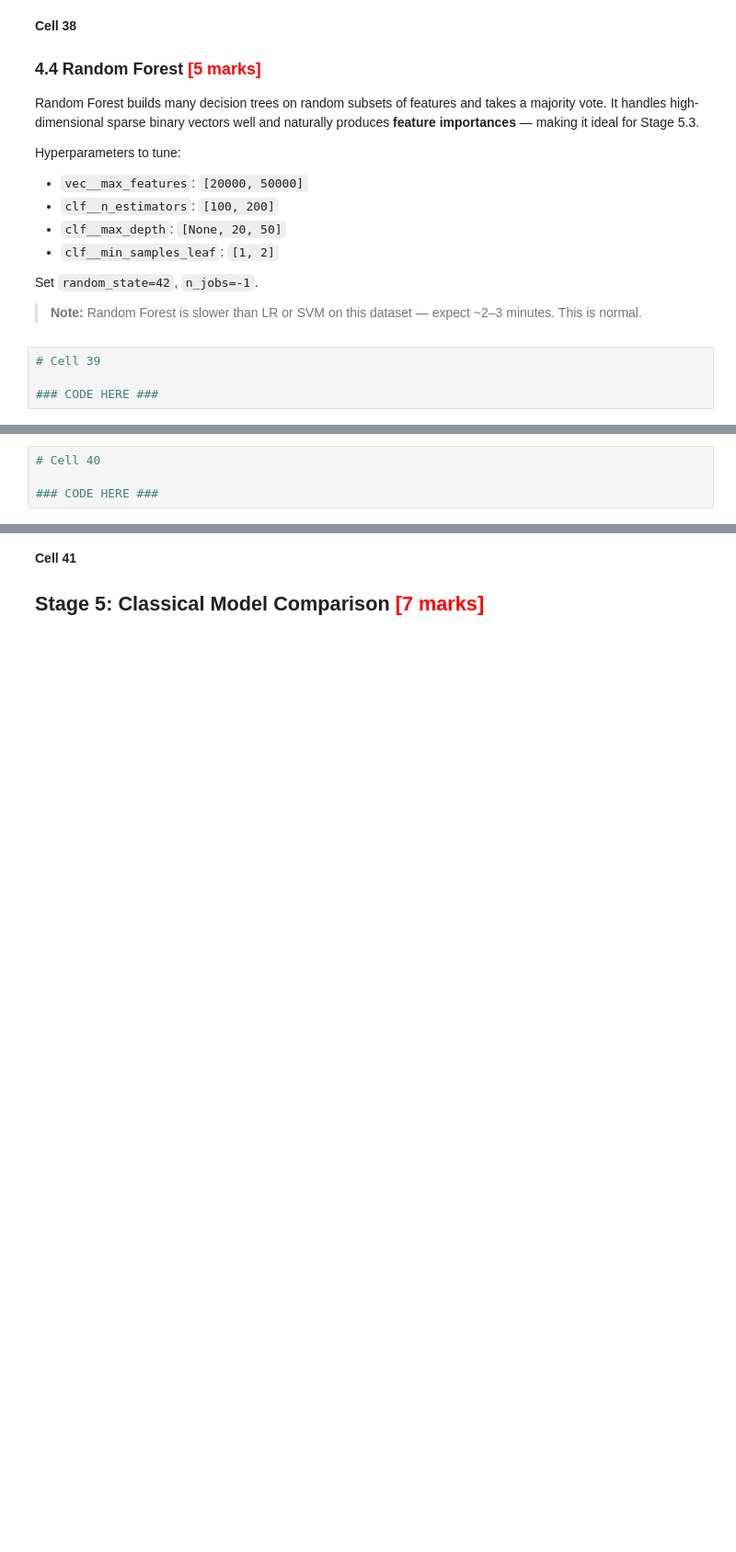
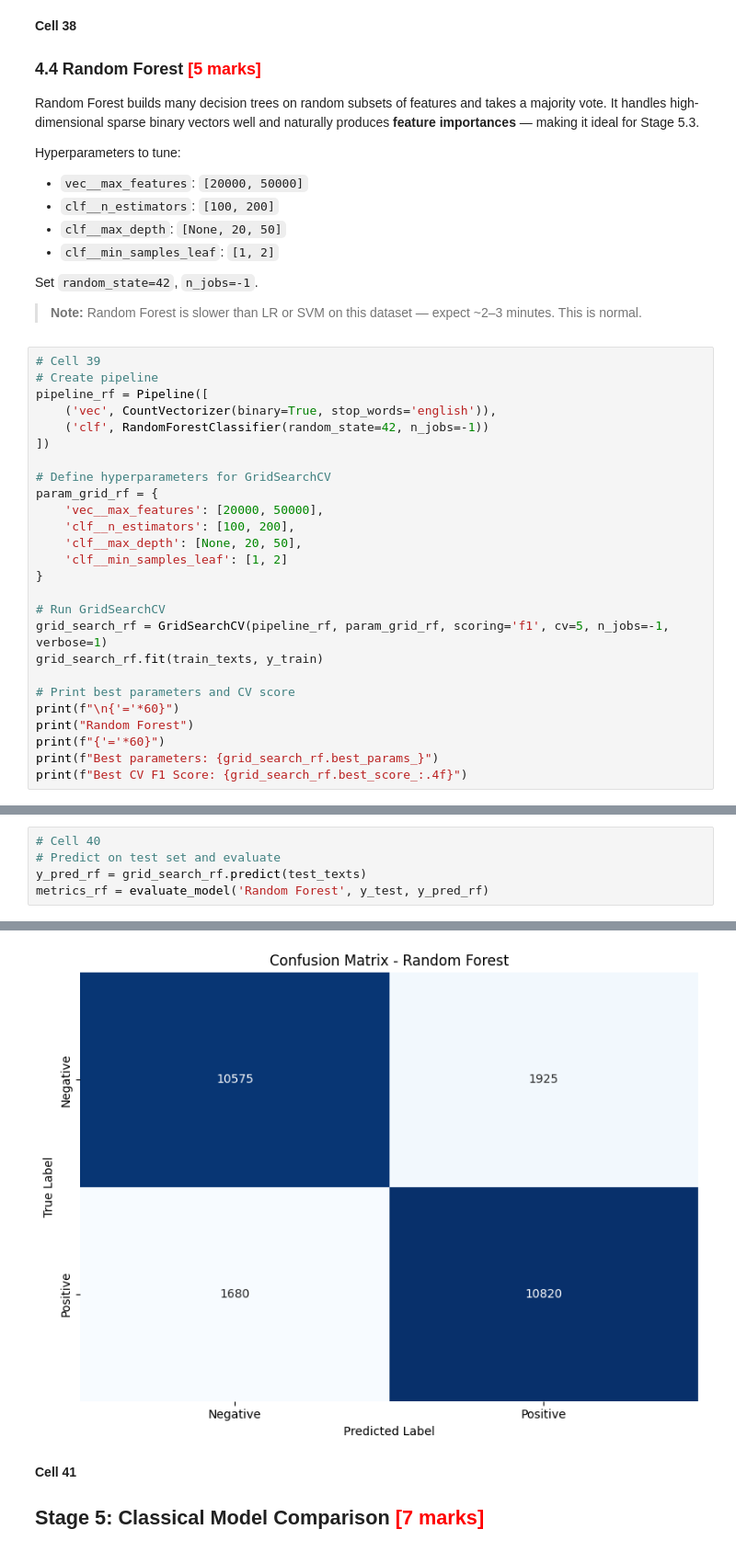
Before and after one commit to koushikroy8711/iitkgp, a Jupyter notebook: Graded Assignment 1 - Jul 18 - Sentiment Analysis Netflix/eb143b18-6af1-48d3-97d7-858ae0e05e34-Classification-Assignment-IMDB/IMDB_Sentiment_Exercise.ipynb, the cells around one changed output, grey strips where cells are left out. Shown at 92% size. Drawn from its saved outputs; the diff is of its cells as text; blank space fills up the shorter version.

```diff
--- a/Graded Assignment 1 - Jul 18 - Sentiment Analysis Netflix/eb143b18-6af1-48d3-97d7-858ae0e05e34-Classification-Assignment-IMDB/IMDB_Sentiment_Exercise.ipynb
+++ b/Graded Assignment 1 - Jul 18 - Sentiment Analysis Netflix/eb143b18-6af1-48d3-97d7-858ae0e05e34-Classification-Assignment-IMDB/IMDB_Sentiment_Exercise.ipynb
@@ -544,5 +773,27 @@ Set `random_state=42`, `n_jobs=-1`.
 > **Note:** Random Forest is slower than LR or SVM on this dataset — expect ~2–3 minutes. This is normal.
 # %%
 # Cell 39
+# Create pipeline
+pipeline_rf = Pipeline([
+    ('vec', CountVectorizer(binary=True, stop_words='english')),
+    ('clf', RandomForestClassifier(random_state=42, n_jobs=-1))
+])
 
-### CODE HERE ###
+# Define hyperparameters for GridSearchCV
+param_grid_rf = {
+    'vec__max_features': [20000, 50000],
+    'clf__n_estimators': [100, 200],
+    'clf__max_depth': [None, 20, 50],
+    'clf__min_samples_leaf': [1, 2]
+}
+
+# Run GridSearchCV
+grid_search_rf = GridSearchCV(pipeline_rf, param_grid_rf, scoring='f1', cv=5, n_jobs=-1, verbose=1)
+grid_search_rf.fit(train_texts, y_train)
+
+# Print best parameters and CV score
+print(f"\n{'='*60}")
+print("Random Forest")
+print(f"{'='*60}")
+print(f"Best parameters: {grid_search_rf.best_params_}")
+print(f"Best CV F1 Score: {grid_search_rf.best_score_:.4f}")
@@ -549,4 +808,6 @@ Set `random_state=42`, `n_jobs=-1`.
 # %%
 # Cell 40
-
-### CODE HERE ###
+# Predict on test set and evaluate
+y_pred_rf = grid_search_rf.predict(test_texts)
+metrics_rf = evaluate_model('Random Forest', y_test, y_pred_rf)
+# %% [output]
@@ -553,3 +833,4 @@ Set `random_state=42`, `n_jobs=-1`.
+[figure, added]
 # %% [markdown]
 **Cell 41**
 
```
Also changed, not shown: parts of 40 cells of this notebook.
